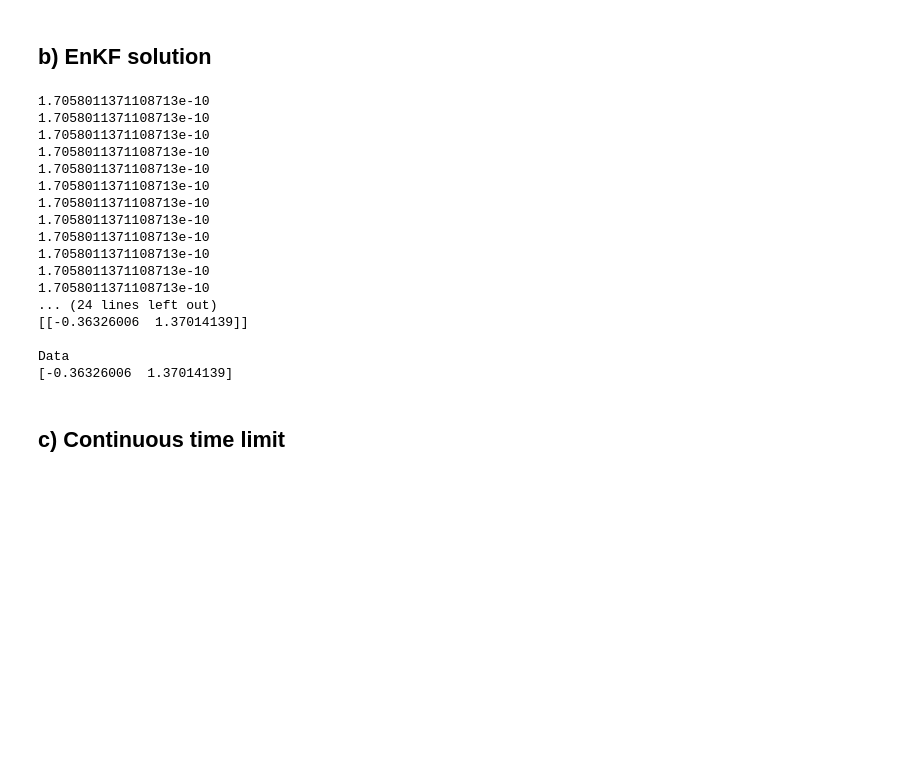
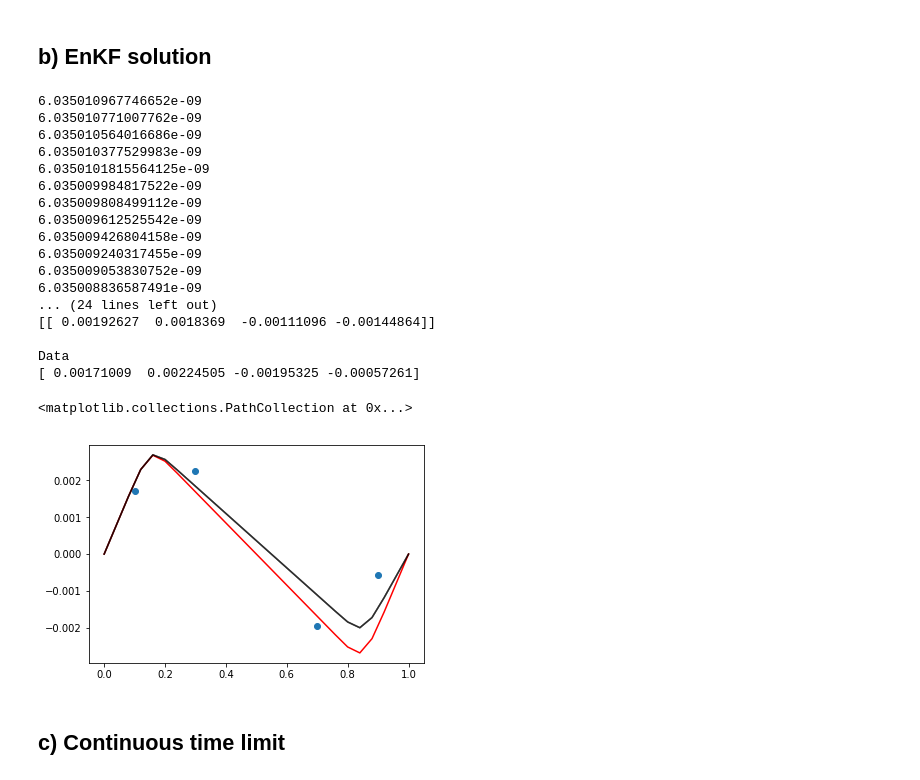
Before and after one commit to JIMMY-KSU/seminar_enkf_analysis, a Jupyter notebook: enkf.ipynb, the cells around one changed output. Saved outputs shown, nothing was run; the diff lists cells and outputs as text; code cells hidden in the pictures; blank space fills up the shorter version.

```diff
--- a/enkf.ipynb
+++ b/enkf.ipynb
@@ -106,8 +106,8 @@ for j in range(n_steps):
     p_bar = np.average(p, axis=0).reshape((1,data_dims))
     u_bar = np.average(u, axis=0).reshape((1,state_dims))
 
-    C_up = mean_kro(u - u_bar, p - p_bar)
-    C_pp = mean_kro(p - p_bar, p - p_bar)
+    C_up = mean_kro(u - u_bar, p - p_bar)/sigma
+    C_pp = mean_kro(p - p_bar, p - p_bar)/sigma
 
     for i in range(particles):
         u[i,:] += C_up.dot(np.linalg.solve(C_pp + 1e-10*np.eye(data_dims), y - p[i,:])).reshape(state_dims)
@@ -138,23 +138,34 @@ print(y_hat)
 print('\nData')
 print(y)
 # %% [output]
-1.7058011371108713e-10
-1.7058011371108713e-10
-1.7058011371108713e-10
-1.7058011371108713e-10
-1.7058011371108713e-10
-1.7058011371108713e-10
-1.7058011371108713e-10
-1.7058011371108713e-10
-1.7058011371108713e-10
-1.7058011371108713e-10
-1.7058011371108713e-10
-1.7058011371108713e-10
+6.035010967746652e-09
+6.035010771007762e-09
+6.035010564016686e-09
+6.035010377529983e-09
+6.0350101815564125e-09
+6.035009984817522e-09
+6.035009808499112e-09
+6.035009612525542e-09
+6.035009426804158e-09
+6.035009240317455e-09
+6.035009053830752e-09
+6.035008836587491e-09
 ... (24 lines left out)
-[[-0.36326006  1.37014139]]
+[[ 0.00192627  0.0018369  -0.00111096 -0.00144864]]
 
 Data
-[-0.36326006  1.37014139]
+[ 0.00171009  0.00224505 -0.00195325 -0.00057261]
+# %%
+fe.plot(solve_heat_eq(zip(u_real[0,:], positions)),c='r')
+fe.plot(solve_heat_eq(zip(u[i,:], positions)),c='black',alpha=0.25)
+
+for i in range(particles):
+    fe.plot(solve_heat_eq(zip(u[i,:], positions)),c='black',alpha=0.25)
+
+plt.scatter(measurement_points, y)
+# %% [output]
+<matplotlib.collections.PathCollection at 0x...>
+[figure, added]
 # %% [markdown]
 ## c) Continuous time limit
 # %%
```
Also changed, not shown: 6 other files.
